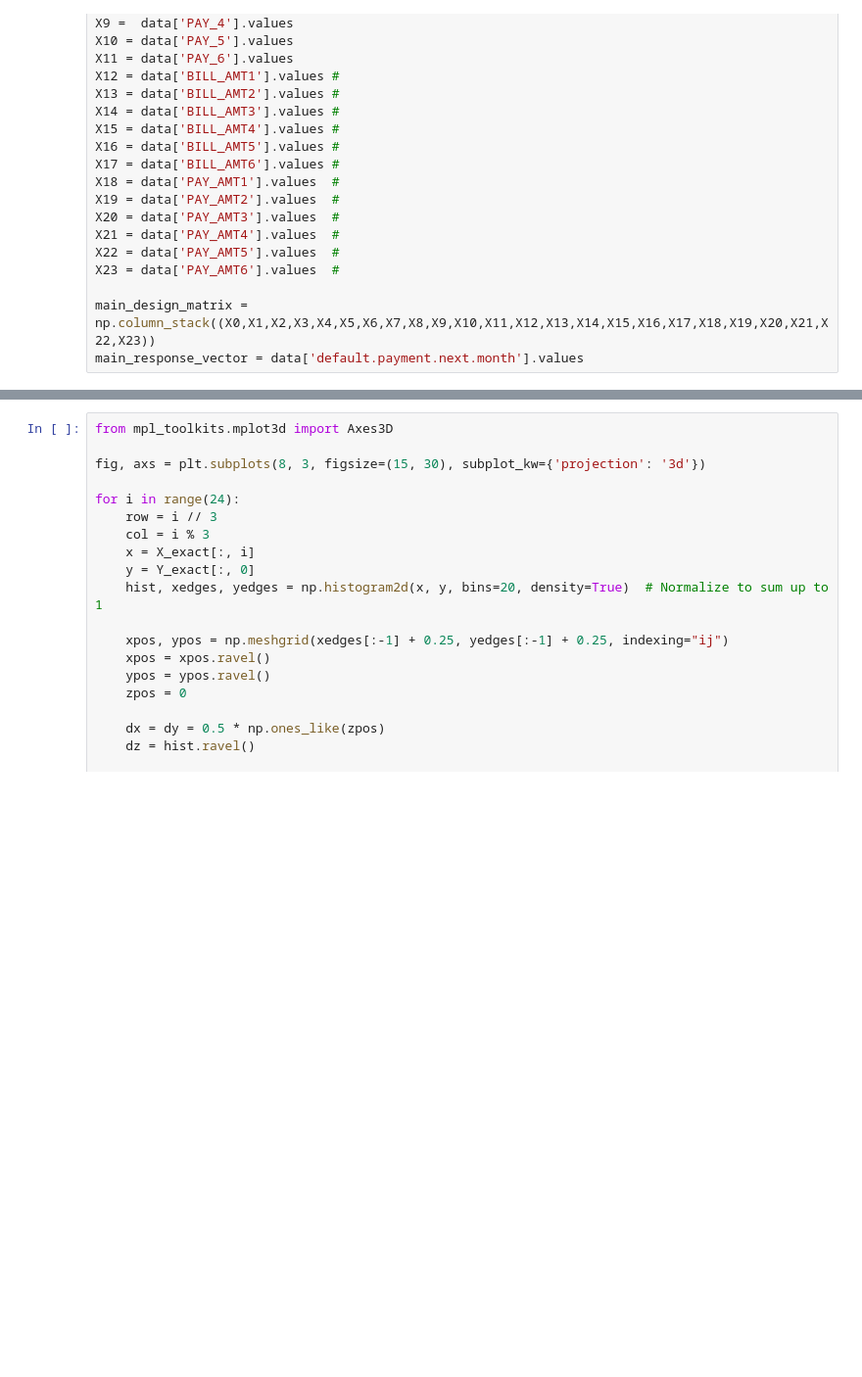
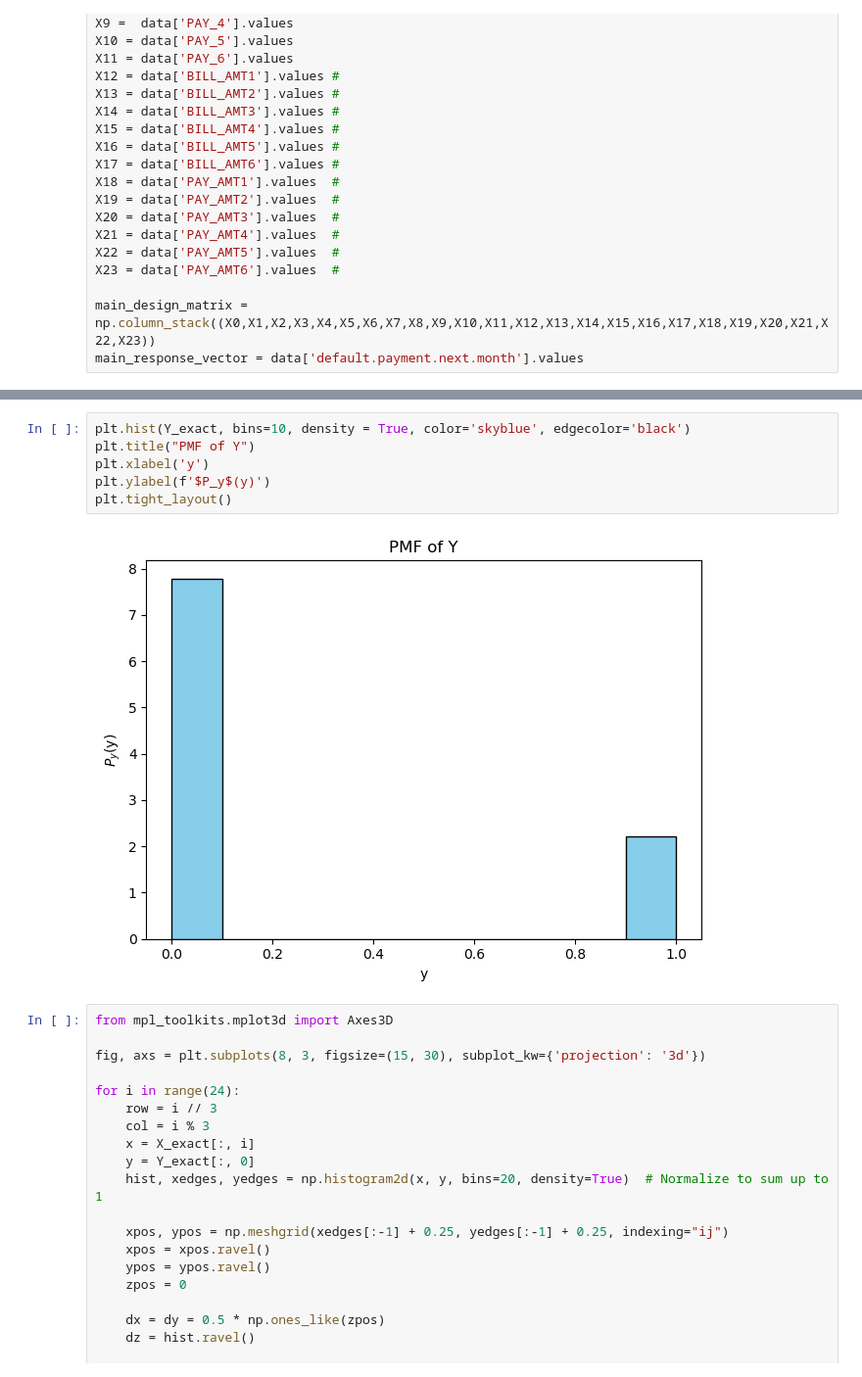
Before and after one commit to metepv/Credit-Card-Default-Project, a Jupyter notebook: LR.ipynb, the cells around one changed output, grey strips where cells are left out. Shown at 98% size. Drawn from its saved outputs; the diff is of its cells as text; blank space fills up the shorter version.

```diff
--- a/LR.ipynb
+++ b/LR.ipynb
@@ -113,6 +104,14 @@ for j in range(24, num_rows*num_cols):
 plt.tight_layout()
 # %% [output]
 [figure]
+# %%
+plt.hist(Y_exact, bins=10, density = True, color='skyblue', edgecolor='black')
+plt.title("PMF of Y")
+plt.xlabel('y')
+plt.ylabel(f'$P_y$(y)')
+plt.tight_layout()
+# %% [output]
+[figure, added]
 # %%
 from mpl_toolkits.mplot3d import Axes3D
 
```
Also changed, not shown: parts of 12 cells of this notebook.
